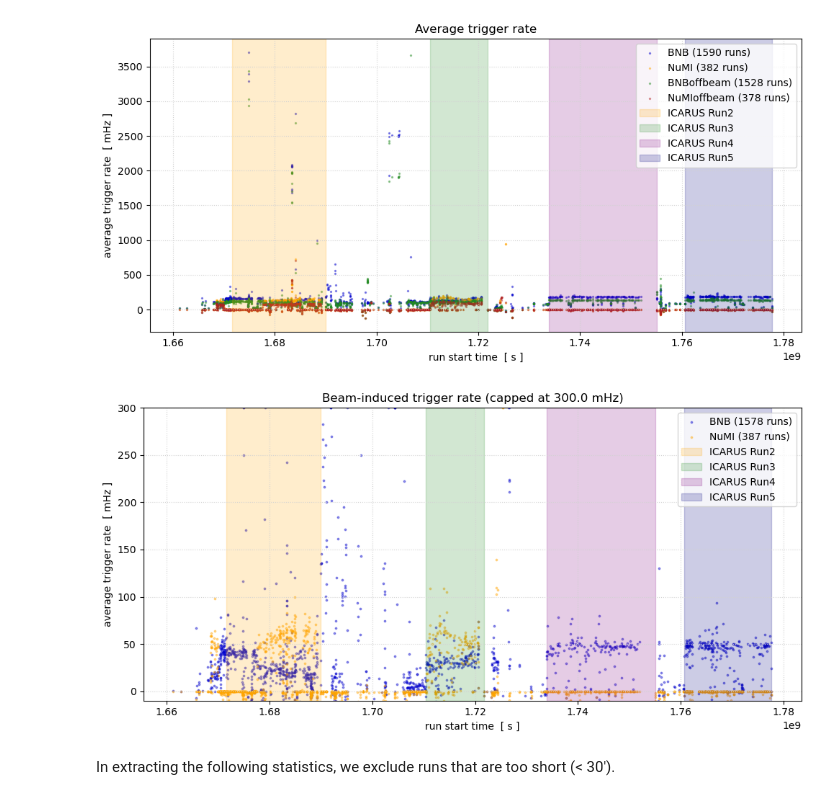
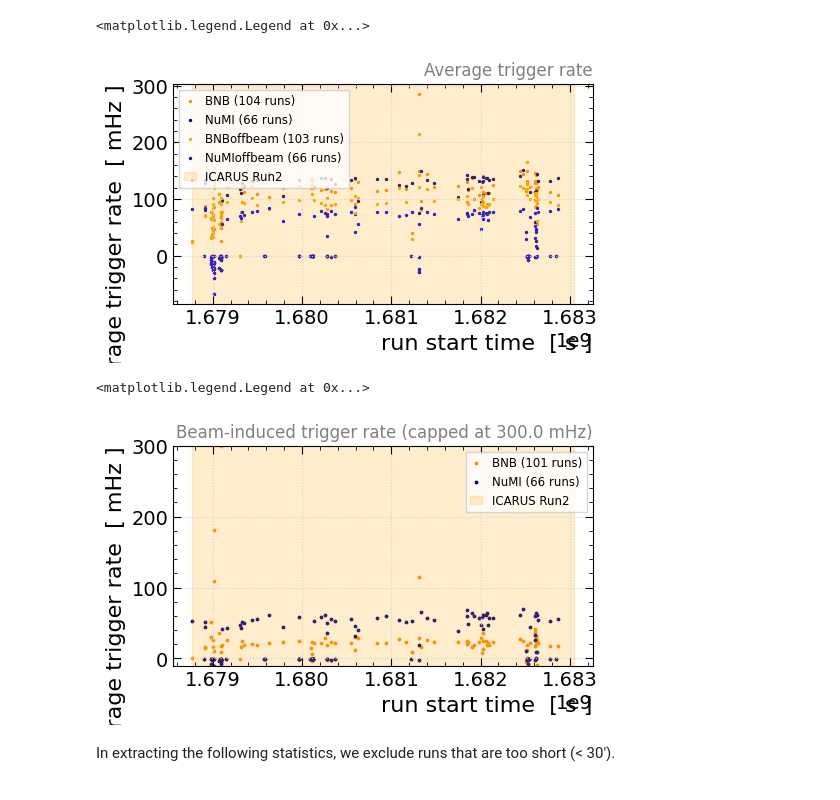
Before and after one commit to rtriozzi/icarus-trigger, a Jupyter notebook: notebooks/rates/TriggerRates.ipynb, the cells around one changed output. Saved outputs shown, nothing was run; the diff lists cells and outputs as text; code cells hidden in the pictures.

Commit message:
add full rate analysis

```diff
--- a/notebooks/rates/TriggerRates.ipynb
+++ b/notebooks/rates/TriggerRates.ipynb
@@ -64,10 +79,0 @@ Some general settings to make the following plots more automated and consistent.
-# %%
-BeamInfo = {
-    'BNB':         dict(name='BNB',         beamName='BNB',         color=('mediumblue',   0.4), sourceIndex=1, reference={ 'spill': 1.6, 'rate': 4.0,    'POT/spill': 3.5e12 }, veto=4.0, hasSignal=True,  scale=1.0),
-    'NuMI':        dict(name='NuMI',        beamName='NuMI',        color=('orange',       0.4), sourceIndex=2, reference={ 'spill': 9.5, 'rate': 0.9375, 'POT/spill': 4.0e13 }, veto=4.0, hasSignal=True,  scale=1.0),
-    'BNBoffbeam':  dict(name='BNBoffbeam',  beamName='BNB',         color=('forestgreen',  0.4), sourceIndex=3, reference={ 'spill': 1.6, 'rate': 4.0,    'POT/spill': 3.5e12 }, veto=4.0, hasSignal=False, scale=1.0),
-    'NuMIoffbeam': dict(name='NuMIoffbeam', beamName='NuMI',        color=('firebrick',    0.4), sourceIndex=4, reference={ 'spill': 9.5, 'rate': 0.9375, 'POT/spill': 4.0e13 }, veto=4.0, hasSignal=False, scale=1.0),
-    'calibration': dict(name='calibration', beamName='calibration', color=('mediumpurple', 0.4), sourceIndex=5, reference={ 'spill': 1.6, 'rate': 1.00,   'POT/spill': 0.0  },   veto=4.0, hasSignal=False, scale=1.0),
-}
-GateNames = [ 'BNB', 'BNBoffbeam', 'NuMI', 'NuMIoffbeam', 'calibration' ] # here for the order
-SignalBeams = [ beamName for beamName, beamInfo in BeamInfo.items() if beamInfo['hasSignal'] and (TrigDB.gate_type == beamInfo['sourceIndex']).any() ]
@@ -90,11 +134,11 @@ NuMI (#2) has on-beam stream NuMI (2) and off-beam stream NuMIoffbeam (4).
 # %%
 RunPeriods = {
-    'Run1':       dict(tag='Run1', name='ICARUS Run1', firstRun= 8460,  lastRun= 8554, prescale=dict(BNB=200, NuMI=60, BNBoffbeam=20, NuMIoffbeam=20), color='teal'       ),
+    # 'Run1':       dict(tag='Run1', name='ICARUS Run1', firstRun= 8460,  lastRun= 8554, prescale=dict(BNB=200, NuMI=60, BNBoffbeam=20, NuMIoffbeam=20), color='teal'       ),
     'Run2':       dict(tag='Run2', name='ICARUS Run2', firstRun= 9301,  lastRun=10097, prescale=dict(BNB=200, NuMI=60, BNBoffbeam=20, NuMIoffbeam=20), color='orange'     ),
-    'Run3':       dict(tag='Run3', name='ICARUS Run3', firstRun=11806,  lastRun=12037, prescale=dict(BNB= 40, NuMI=30, BNBoffbeam=20, NuMIoffbeam=20), color='forestgreen'),
-    'Run4':       dict(tag='Run4', name='ICARUS Run4', firstRun=12962,  lastRun=13272, prescale=dict(BNB= 40, NuMI=30, BNBoffbeam=20, NuMIoffbeam=20), color='purple'     ),
-    'Run5':       dict(tag='Run5', name='ICARUS Run5', firstRun=13758,  lastRun=99999, prescale=dict(BNB= 40, NuMI=30, BNBoffbeam=20, NuMIoffbeam=20), color='navy'    ),
-    # "preparation" included changes in trigger (adders), beam gate delays, minimum bias prescale
-    'Run3prep':   dict(tag='Run3prep',   name='ICARUS Run3 preparation (to 2024-03-30)', firstRun=11806, lastRun=11834, prescale=dict(BNB=200, NuMI=60, BNBoffbeam=20, NuMIoffbeam=20)), # before the change of beam gate delays
-    'Run3stable': dict(tag='Run3stable', name='ICARUS Run3 (2024-03-30 on)',             firstRun=11835, lastRun=12037, prescale=dict(BNB= 40, NuMI=30, BNBoffbeam=20, NuMIoffbeam=20)), # after the change of beam gate delays
+    # 'Run3':       dict(tag='Run3', name='ICARUS Run3', firstRun=11806,  lastRun=12037, prescale=dict(BNB= 40, NuMI=30, BNBoffbeam=20, NuMIoffbeam=20), color='forestgreen'),
+    # 'Run4':       dict(tag='Run4', name='ICARUS Run4', firstRun=12962,  lastRun=13272, prescale=dict(BNB= 40, NuMI=30, BNBoffbeam=20, NuMIoffbeam=20), color='purple'     ),
+    # 'Run5':       dict(tag='Run5', name='ICARUS Run5', firstRun=13758,  lastRun=99999, prescale=dict(BNB= 40, NuMI=30, BNBoffbeam=20, NuMIoffbeam=20), color='navy'    ),
+    # # "preparation" included changes in trigger (adders), beam gate delays, minimum bias prescale
+    # 'Run3prep':   dict(tag='Run3prep',   name='ICARUS Run3 preparation (to 2024-03-30)', firstRun=11806, lastRun=11834, prescale=dict(BNB=200, NuMI=60, BNBoffbeam=20, NuMIoffbeam=20)), # before the change of beam gate delays
+    # 'Run3stable': dict(tag='Run3stable', name='ICARUS Run3 (2024-03-30 on)',             firstRun=11835, lastRun=12037, prescale=dict(BNB= 40, NuMI=30, BNBoffbeam=20, NuMIoffbeam=20)), # after the change of beam gate delays
 }
@@ -177,26 +187,28 @@ ICARUS Run3 (2024-03-30 on) started with run 11835 on Sat Mar 30 08:19:56 2024
 # %%
-fig, ax = plt.subplots(layout='tight', figsize=(10, 5))
+fig, ax = plt.subplots(layout='constrained', figsize=(5, 3))
 for gate_type in AvailableGates:
     gateName = gateToName[gate_type]
-    ax.scatter(
-        RunStats.startTimeStamp / 1e9, RunStats[gateName + '_rate'] * 1000.0,
-        label=f"{gateName} ({sum(RunStats[gateName + '_events'].astype(bool))} runs)",
-        s=2, color=BeamInfo[gateName]['color'],
-    )
+    if gateName != 'calibration':
+        ax.scatter(
+            RunStats.startTimeStamp / 1e9, RunStats[gateName + '_rate'] * 1000.0,
+            label=f"{gateName} ({sum(RunStats[gateName + '_events'].astype(bool))} runs)",
+            s=2, color=BeamInfo[gateName]['color'],
+        )
 for periodInfo in RunPeriods.values():
     if 'color' not in periodInfo: continue
     if periodInfo['firstRun'] > RunStats.iloc[-1].run_number: continue
     if periodInfo['lastRun'] <= RunStats.iloc[0].run_number: continue
     periodStart = runToStart(periodInfo['firstRun'])/1e9
     periodEnd = (runToStart(periodInfo['lastRun'] + 1) if (periodInfo['lastRun'] < RunStats.iloc[-1].run_number) else RunStats.iloc[-1].endTimeStamp)/1e9
     ax.axvspan(periodStart, periodEnd, color=( periodInfo['color'], 0.2 ), label=periodInfo['name'])
 ax.set(
     title="Average trigger rate",
     xlabel="run start time  [ s ]",
     ylabel="average trigger rate  [ mHz ]",
 )
 ax.grid('x', color='lightgray', linestyle=':')
 ax.legend()
-savefig("AverageTriggerRate", fig)
+# savefig("AverageTriggerRate", fig)
 # %% [output]
+<matplotlib.legend.Legend at 0x...>
-[figure, old version]
+[figure, new version]
@@ -203,13 +217,15 @@ savefig("AverageTriggerRate", fig)
 # %%
-CapRateAt = 0.300 # mHz
-fig, ax = plt.subplots(layout='tight', figsize=(10, 5))
+CapRateAt = 0.3 # mHz
+fig, ax = plt.subplots(layout='constrained', figsize=(5, 3))
 for beam_type in AvailableBeams:
     beamName = gateToName[beam_type]
-    ax.scatter(
-        RunStats.startTimeStamp / 1e9, numpy.fmin(RunStats[beamName + '_excess_rate'], CapRateAt) * 1000.0,
-        label=f"{beamName} ({sum(RunStats[beamName + '_excess_events'].astype(bool))} runs)",
-        s=3, color=BeamInfo[beamName]['color'],
-    )
+    if beamName != 'calibration':
+        ax.scatter(
+            RunStats.startTimeStamp / 1e9,
+            numpy.fmin(RunStats[beamName + '_excess_rate'], CapRateAt) * 1000.0,
+            label=f"{beamName} ({sum(RunStats[beamName + '_excess_events'].astype(bool))} runs)",
+            s=3, color=BeamInfo[beamName]['color'],
+        )
 for periodInfo in RunPeriods.values():
     if 'color' not in periodInfo: continue
     if periodInfo['firstRun'] > RunStats.iloc[-1].run_number: continue
@@ -225,9 +241,10 @@ ax.set(
 )
 ax.grid('x', color='lightgray', linestyle=':')
 ax.legend()
-savefig("BeamInducedTriggerRate", fig)
+# savefig("BeamInducedTriggerRate", fig)
 # %% [output]
+<matplotlib.legend.Legend at 0x...>
-[figure, old version]
+[figure, new version]
 # %% [markdown]
 In extracting the following statistics, we exclude runs that are too short (< 30').
 # %%
```
Also changed, not shown: parts of 41 cells of this notebook, 6 other files.
